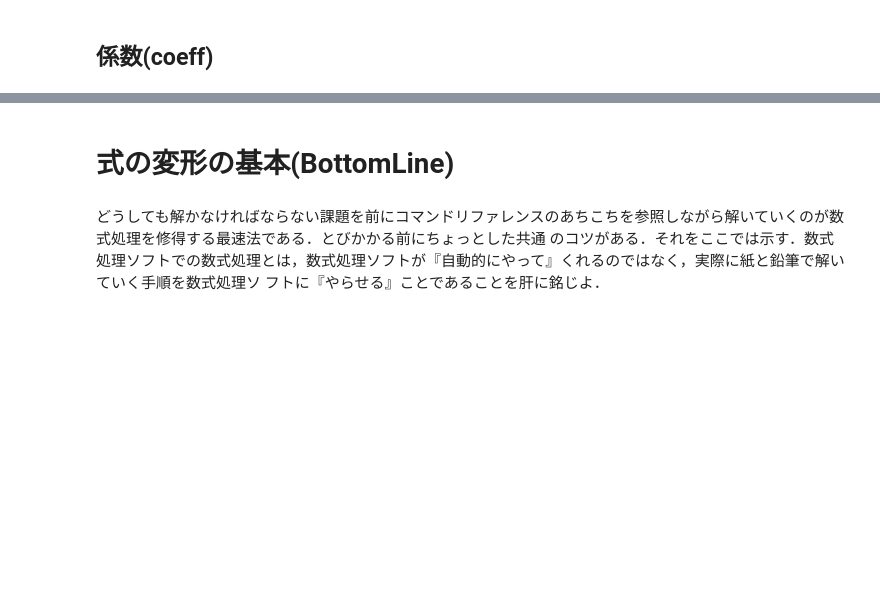
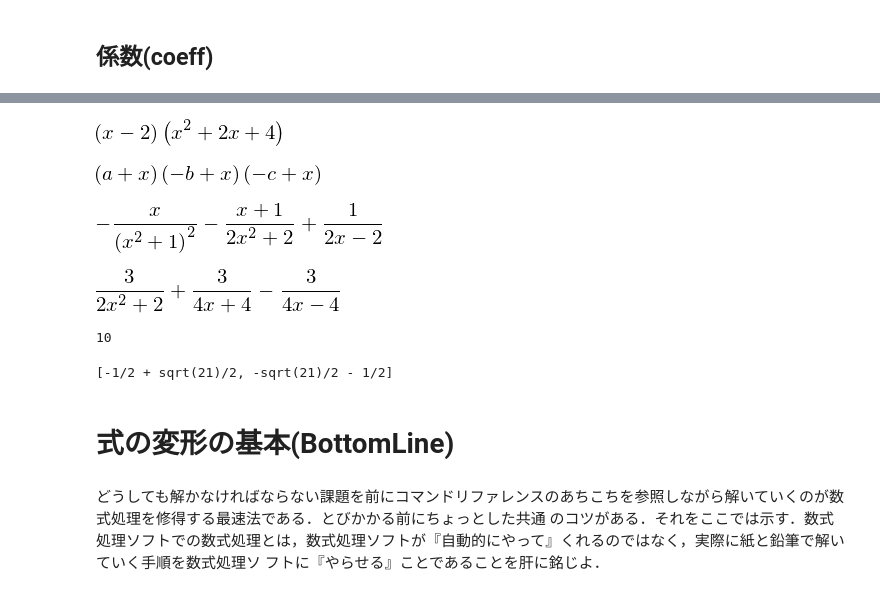
Before and after one commit to daddygongon/jupyter_num_calc, a Jupyter notebook: symbolic_math/equation_manipulation.ipynb, the cells around one changed output, grey strips where cells are left out. Saved outputs shown, nothing was run; the diff lists cells and outputs as text; code cells hidden in the pictures; blank space fills up the shorter version.

```diff
--- a/symbolic_math/equation_manipulation.ipynb
+++ b/symbolic_math/equation_manipulation.ipynb
@@ -100,0 +71,6 @@ $$
+# %%
+a,b,c, x = symbols('a b c x')
+frac = (1+x)**2/(a*(x-1)+b*(x+3))
+n,d = fraction(frac)
+pprint(n)
+pprint(d)
@@ -250,3 +118,35 @@ $$
+# %%
+factor(x**3-8)
+# %% [output]
+[figure, added]
+# %%
+c = symbols('c')
+factor(a*b*c - a*b*x - a*c*x + a*x**2 + b*c*x - b*x**2 - c*x**2 + x**3)
+# %% [output]
+[figure, added]
+# %%
+apart((x+1)/((x-1)*(x**2+1)**2))
+# %% [output]
+[figure, added]
+# %%
+apart(3/(1-x**4))
+# %% [output]
+[figure, added]
+# %%
+from sympy import *
+radsimp(8/(3-sqrt(5)))
+radsimp(2/(2+sqrt(5)))
+
+simplify(8/(3-sqrt(5))-2/(2+sqrt(5)))
+# %% [output]
+10
+# %%
+k,x = symbols('k x')
+eq=x**2 +2*k*x+5-k
+sol = solve(eq,x)
+solve(sol[0]-sol[1],k)
+# %% [output]
+[-1/2 + sqrt(21)/2, -sqrt(21)/2 - 1/2]
 # %% [markdown]
 # 式の変形の基本(BottomLine)
 # %% [markdown]
```
Also changed, not shown: parts of 98 cells of this notebook, 1 other file.
